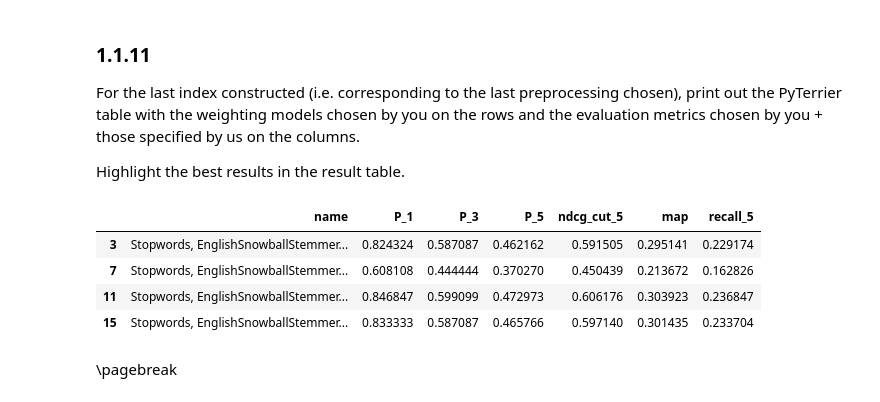
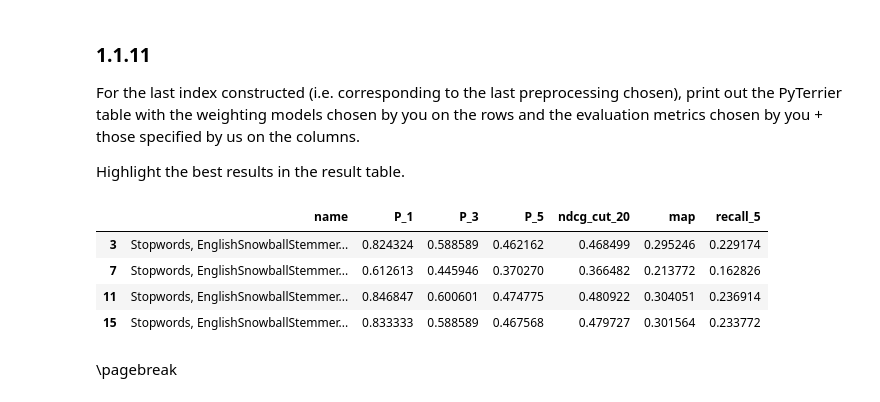
Before and after one commit to Ciambelle-Ciociare/ADM_Homework_1, a Jupyter notebook: DMT2023_HW1.ipynb, the cells around one changed output. Saved outputs shown, nothing was run; the diff lists cells and outputs as text; code cells hidden in the pictures.

```diff
--- a/DMT2023_HW1.ipynb
+++ b/DMT2023_HW1.ipynb
@@ -434,16 +437,3 @@ for i in set(topics.qid):
 
 #YOUR CODE ENDS HERE#
 #THIS IS LINE 30#
-# %%
-from pandas.io.pytables import suppress
-#from pandas.io.sas.sasreader import DataFrame
-#YOUR CODE STARTS HERE#
-data = {'qid': [] , 'docno': [], 'label': []}
-
-
-for i in set(topics.qid):
-  query = list(topics['query'][topics.qid == i])
-  for  j ,corpo in zip(book.docno,book.texts):
-    data['qid'].append(i)
-    data['docno'].append(j)
-    data['label'].append(int(any([ x in corpo for x in query ])))
@@ -467,11 +439,0 @@ dataf
-# %%
-import numpy as np
-from tqdm import(tqdm)
-data = pd.DataFrame(columns = ['qid','docno','label'])  # Pre set of the dataframe
-qids = set(topics.qid) # Use only the unique query id
-for j in tqdm(book.docno):    # Loop over the texts
-    labels = np.zeros(len(qids), dtype=int)           # Pre set the labels of the labels to 0
-    for i, qid in enumerate(qids):                    #
-        query = list(topics['query'][topics.qid == qid])
-        labels[i] = int(query in c[j])
-        data.loc[len(data)] = {'qid': qid, 'docno': j, 'label': labels[i]}
@@ -588,7 +540,11 @@ def apply_model(ind , score):
 
 for score in range(len(weighting_models)):
   for i in range(len(indeces)):
-    results[f"{preprocessing[i]}_with_{weighting_models[score]}"] = apply_model(indeces[i],weighting_models[score])
+    if preprocessing[i] == "":
+      results[f"no_prepropocessing_with_{weighting_models[score]}"] = apply_model(indeces[i],weighting_models[score])
+    else:
+      results[f"{preprocessing[i]}_with_{weighting_models[score]}"] = apply_model(indeces[i],weighting_models[score])
+
 
 
 
@@ -609,7 +565,7 @@ Obviously, the metrics you choose cannot be **completely identical** to these 3
 
 
 # [TODO] controllare se ndcg_5 è la normalized ... at 20
-eval_metrics = ['P_1','P_3','P_5' ,"ndcg_cut_5" ,'map', 'recall_5']
+eval_metrics = ['P_1','P_3','P_5' ,"ndcg_cut_20" ,'map', 'recall_5']
 names = list(results.keys())
 val = list(results.values())
 
@@ -667,20 +623,26 @@ Highlight the best results in the result table.
 # %%
 #YOUR CODE STARTS HERE#
 res = res_exp_artur_data.data
+res[-4:]
 
-res[res['name'].str.contains('Stopwords, EnglishSnowballStemmer')]
+a = res[res['name'].str.contains(preprocessing[-1])].iloc[:,1:].max(axis = 0).values
+
+def highlight_cells(val):
+    color = 'yellow' if val in a else ''
+    return 'background-color: {}'.format(color)
 
 
+res[res['name'].str.contains(preprocessing[-1])].style.applymap(highlight_cells)
 
 
 #YOUR CODE ENDS HERE#
 #THIS IS LINE 10#
 # %% [output]
-|  | name | P_1 | P_3 | P_5 | ndcg_cut_5 | map | recall_5 |
-| 3 | Stopwords, EnglishSnowballStemmer... | 0.824324 | 0.587087 | 0.462162 | 0.591505 | 0.295141 | 0.229174 |
-| 7 | Stopwords, EnglishSnowballStemmer... | 0.608108 | 0.444444 | 0.370270 | 0.450439 | 0.213672 | 0.162826 |
-| 11 | Stopwords, EnglishSnowballStemmer... | 0.846847 | 0.599099 | 0.472973 | 0.606176 | 0.303923 | 0.236847 |
-| 15 | Stopwords, EnglishSnowballStemmer... | 0.833333 | 0.587087 | 0.465766 | 0.597140 | 0.301435 | 0.233704 |
+|  | name | P_1 | P_3 | P_5 | ndcg_cut_20 | map | recall_5 |
+| 3 | Stopwords, EnglishSnowballStemmer... | 0.824324 | 0.588589 | 0.462162 | 0.468499 | 0.295246 | 0.229174 |
+| 7 | Stopwords, EnglishSnowballStemmer... | 0.612613 | 0.445946 | 0.370270 | 0.366482 | 0.213772 | 0.162826 |
+| 11 | Stopwords, EnglishSnowballStemmer... | 0.846847 | 0.600601 | 0.474775 | 0.480922 | 0.304051 | 0.236914 |
+| 15 | Stopwords, EnglishSnowballStemmer... | 0.833333 | 0.588589 | 0.467568 | 0.479727 | 0.301564 | 0.233772 |
 # %% [markdown]
 <div style="page-break-after: always; visibility: hidden">
 \pagebreak
```
Also changed, not shown: parts of 13 cells of this notebook.
